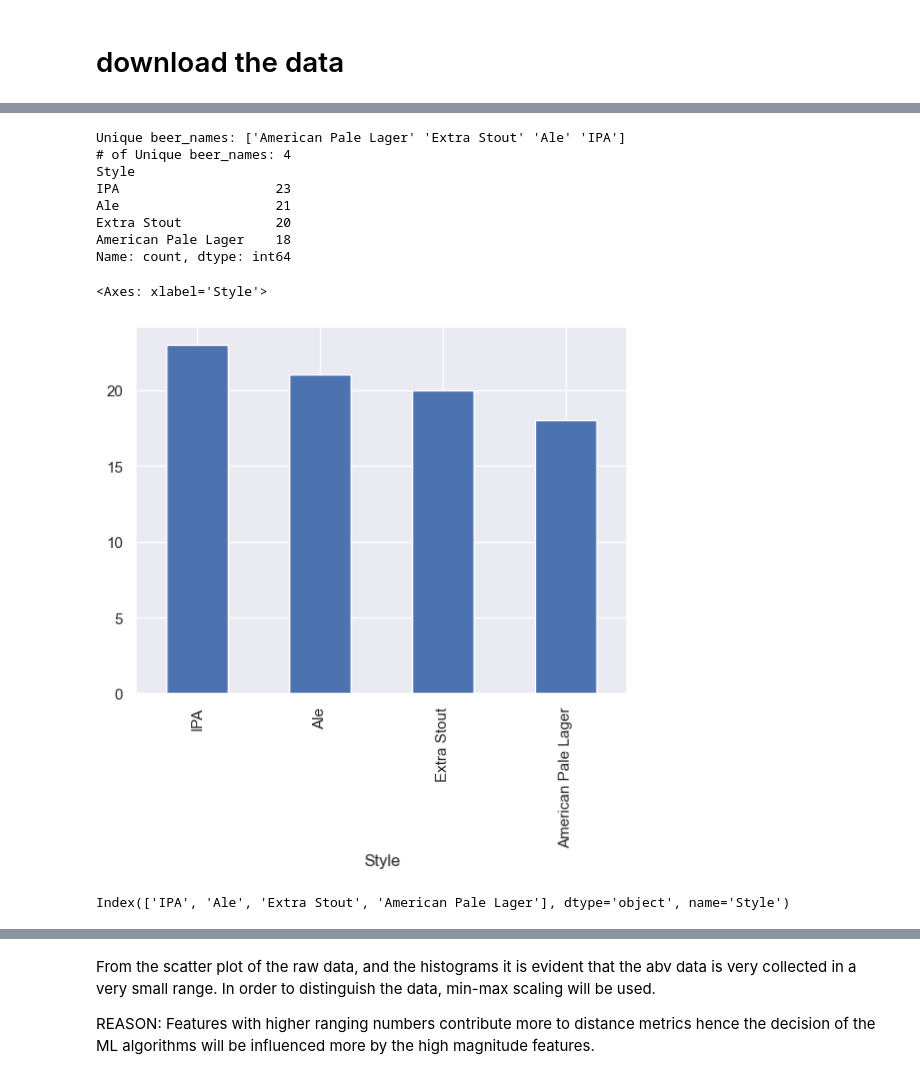
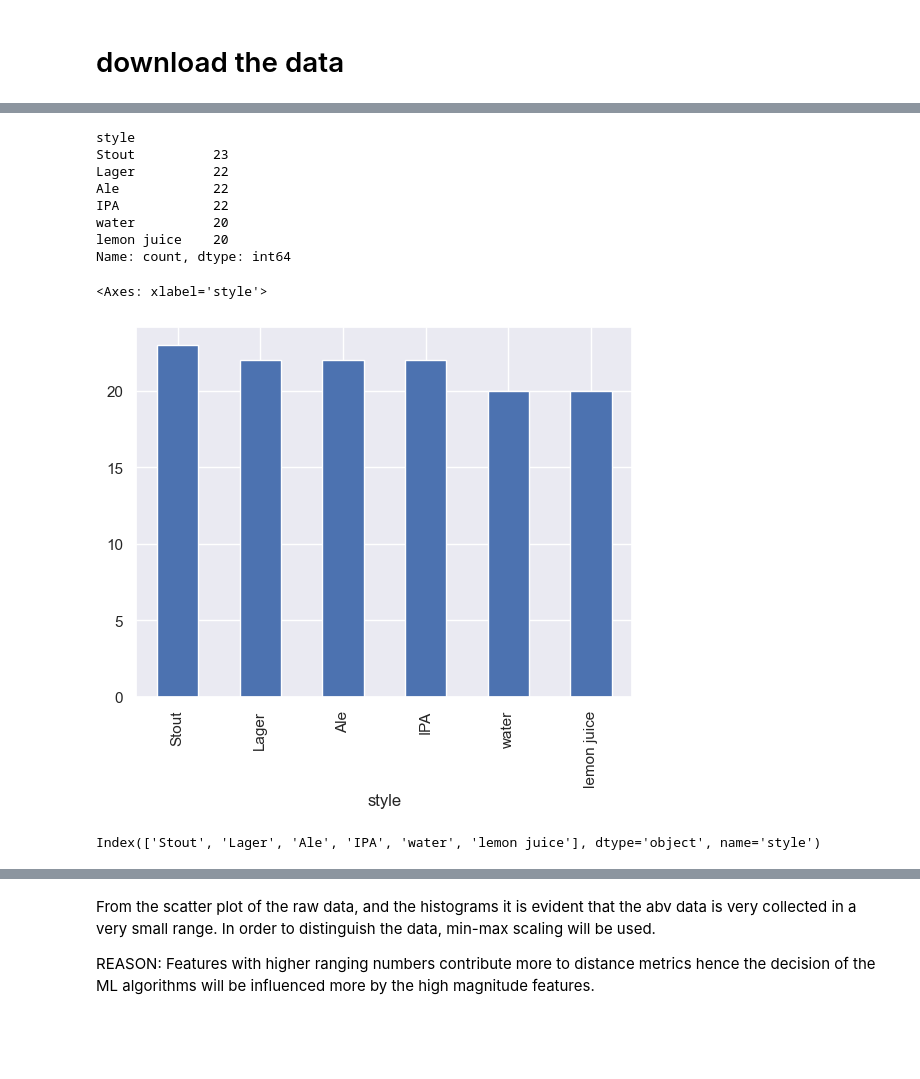
Before and after one commit to aureliusbd/tinybEEr, a Jupyter notebook: BeerModel.ipynb, the cells around one changed output, grey strips where cells are left out. Saved outputs shown, nothing was run; the diff lists cells and outputs as text; code cells hidden in the pictures; blank space fills up the shorter version.

Commit message:
Incorporate new data

```diff
--- a/BeerModel.ipynb
+++ b/BeerModel.ipynb
@@ -25,12 +25,11 @@ from sklearn.datasets import make_blobs
 # download the data
 # %%
 # read in data into dataframe
-
 # beer_url = 'https://raw.githubusercontent.com/niklasax/Final_Project/main/data_cleaning/beer_cleaned.csv'
 
 # visualize the data as data frame
 # beer_df = pd.read_csv(beer_url)
-beer_df = pd.read_csv("tinybEEr_data_start.csv") # Assuming data is in same directory
+beer_df = pd.read_csv("tinybEEr_beer_data - Sheet1.csv") # Assuming data is in same directory
 # beer_df.head(20)
 beer_df.describe()
 # %% [output]
@@ -46,25 +45,25 @@ beer_df.describe()
 # %%
 # unique_beer_name = beer_df.style_group.unique()
-unique_beer_name = beer_df.Style.unique()
-print('Unique beer_names:', unique_beer_name)
-print('# of Unique beer_names:', len(unique_beer_name))
+# unique_beer_name = beer_df.style.unique()
+# print('Unique beer_names:', unique_beer_name)
+# print('# of Unique beer_names:', len(unique_beer_name))
 
-print(beer_df["Style"].value_counts())
+print(beer_df["style"].value_counts())
 
-beer_df["Style"].value_counts().plot(kind = 'bar')
+beer_df["style"].value_counts().plot(kind = 'bar')
 # %% [output]
-Unique beer_names: ['American Pale Lager' 'Extra Stout' 'Ale' 'IPA']
-# of Unique beer_names: 4
-Style
-IPA                    23
-Ale                    21
-Extra Stout            20
-American Pale Lager    18
+style
+Stout          23
+Lager          22
+Ale            22
+IPA            22
+water          20
+lemon juice    20
 Name: count, dtype: int64
-<Axes: xlabel='Style'>
+<Axes: xlabel='style'>
-[figure, old version]
+[figure, new version]
 # %%
-styles = (beer_df["Style"].value_counts()).keys()
+styles = (beer_df["style"].value_counts()).keys()
 print(styles)
 # %% [output]
-Index(['IPA', 'Ale', 'Extra Stout', 'American Pale Lager'], dtype='object', name='Style')
+Index(['Stout', 'Lager', 'Ale', 'IPA', 'water', 'lemon juice'], dtype='object', name='style')
```
Also changed, not shown: parts of 14 cells of this notebook.
